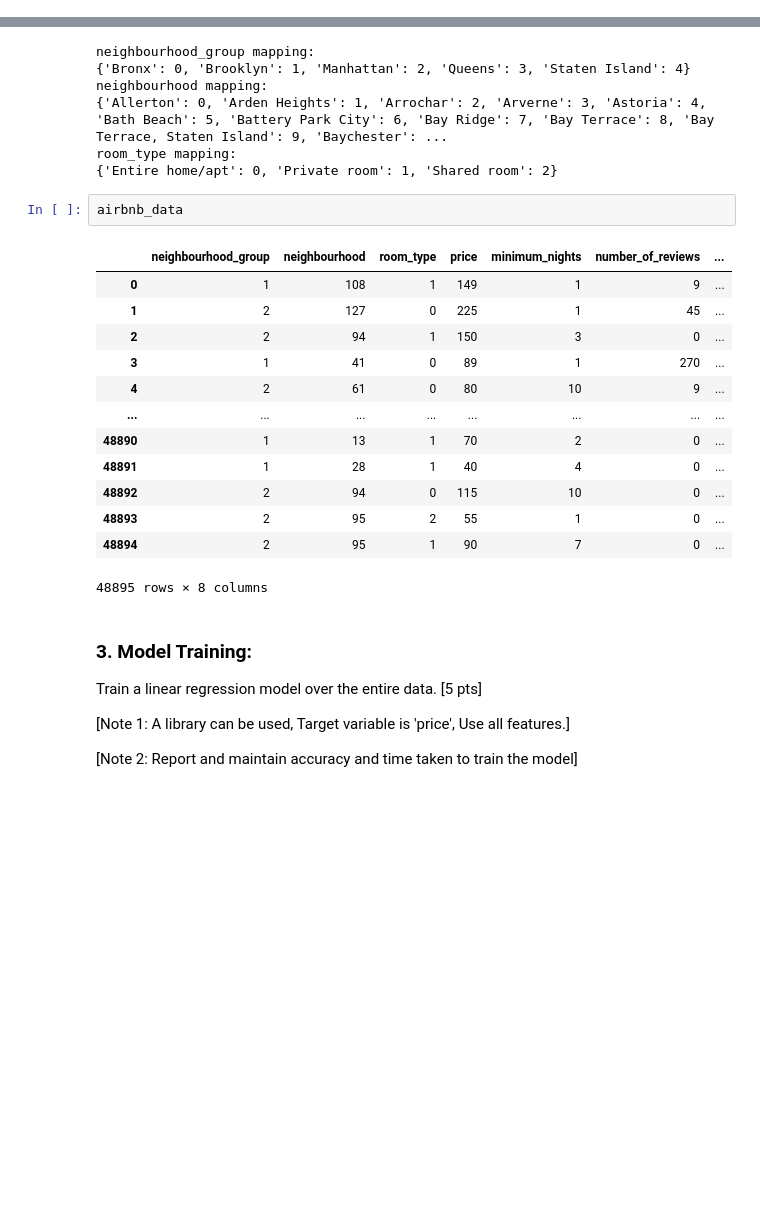
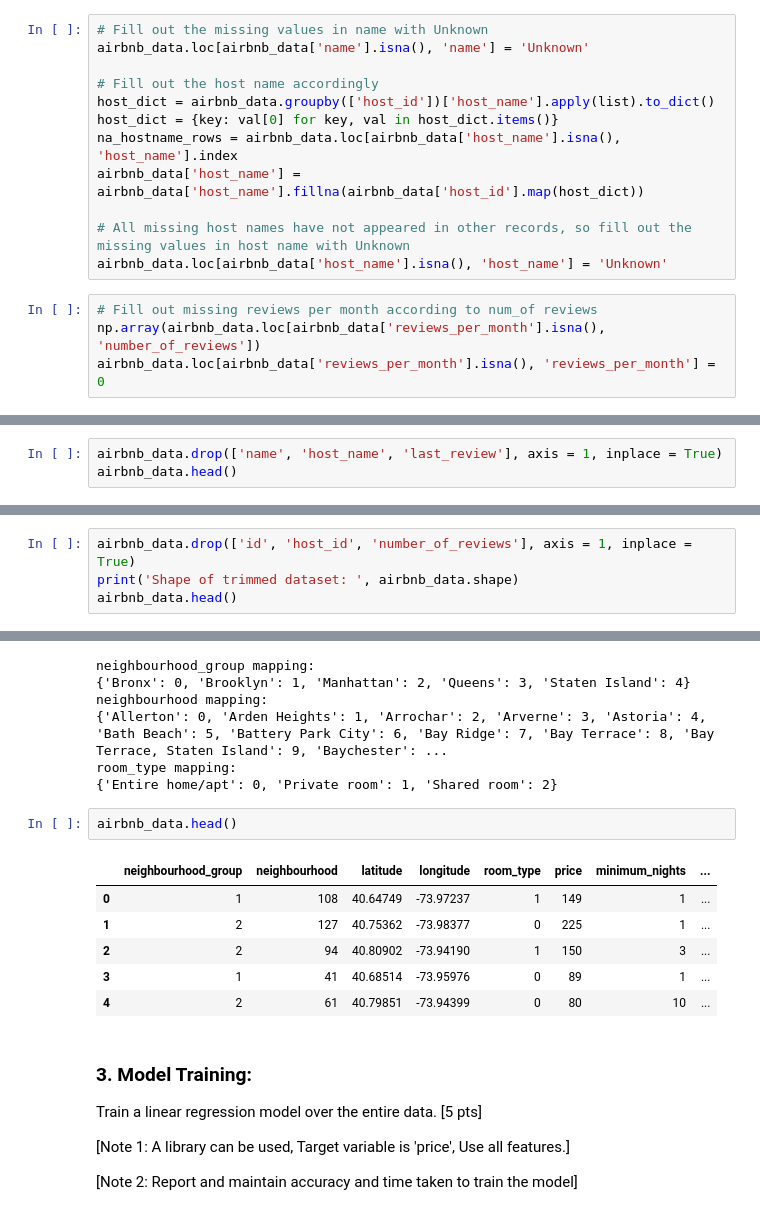
Before and after one commit to PdAlbedo/CS6140_Machine_Learning, a Jupyter notebook: A4/CS6140_A4_Q2_PCA-1.ipynb, the cells around one changed output, grey strips where cells are left out. Cells and saved outputs as stored; diff of their text form; blank space fills up the shorter version.

```diff
--- a/A4/CS6140_A4_Q2_PCA-1.ipynb
+++ b/A4/CS6140_A4_Q2_PCA-1.ipynb
@@ -109 +103,17 @@ availability_365                  0
 dtype: int64
+# %%
+# Fill out the missing values in name with Unknown
+airbnb_data.loc[airbnb_data['name'].isna(), 'name'] = 'Unknown'
+
+# Fill out the host name accordingly
+host_dict = airbnb_data.groupby(['host_id'])['host_name'].apply(list).to_dict()
+host_dict = {key: val[0] for key, val in host_dict.items()}
+na_hostname_rows = airbnb_data.loc[airbnb_data['host_name'].isna(), 'host_name'].index
+airbnb_data['host_name'] = airbnb_data['host_name'].fillna(airbnb_data['host_id'].map(host_dict))
+
+# All missing host names have not appeared in other records, so fill out the missing values in host name with Unknown
+airbnb_data.loc[airbnb_data['host_name'].isna(), 'host_name'] = 'Unknown'
+# %%
+# Fill out missing reviews per month according to num_of reviews
+np.array(airbnb_data.loc[airbnb_data['reviews_per_month'].isna(), 'number_of_reviews'])
+airbnb_data.loc[airbnb_data['reviews_per_month'].isna(), 'reviews_per_month'] = 0
@@ -109,0 +144,3 @@ dtype: int64
+# %%
+airbnb_data.drop(['name', 'host_name', 'last_review'], axis = 1, inplace = True)
+airbnb_data.head()
@@ -109,0 +224,4 @@ dtype: int64
+# %%
+airbnb_data.drop(['id', 'host_id', 'number_of_reviews'], axis = 1, inplace = True)
+print('Shape of trimmed dataset: ', airbnb_data.shape)
+airbnb_data.head()
@@ -136,21 +262,14 @@ neighbourhood mapping:
 room_type mapping:
 {'Entire home/apt': 0, 'Private room': 1, 'Shared room': 2}
 # %%
-airbnb_data
+airbnb_data.head()
 # %% [output]
-|  | neighbourhood_group | neighbourhood | room_type | price | minimum_nights | number_of_reviews | ... |
-| 0 | 1 | 108 | 1 | 149 | 1 | 9 | ... |
-| 1 | 2 | 127 | 0 | 225 | 1 | 45 | ... |
-| 2 | 2 | 94 | 1 | 150 | 3 | 0 | ... |
-| 3 | 1 | 41 | 0 | 89 | 1 | 270 | ... |
-| 4 | 2 | 61 | 0 | 80 | 10 | 9 | ... |
-| ... | ... | ... | ... | ... | ... | ... | ... |
-| 48890 | 1 | 13 | 1 | 70 | 2 | 0 | ... |
-| 48891 | 1 | 28 | 1 | 40 | 4 | 0 | ... |
-| 48892 | 2 | 94 | 0 | 115 | 10 | 0 | ... |
-| 48893 | 2 | 95 | 2 | 55 | 1 | 0 | ... |
-| 48894 | 2 | 95 | 1 | 90 | 7 | 0 | ... |
+|  | neighbourhood_group | neighbourhood | latitude | longitude | room_type | price | minimum_nights | ... |
+| 0 | 1 | 108 | 40.64749 | -73.97237 | 1 | 149 | 1 | ... |
+| 1 | 2 | 127 | 40.75362 | -73.98377 | 0 | 225 | 1 | ... |
+| 2 | 2 | 94 | 40.80902 | -73.94190 | 1 | 150 | 3 | ... |
+| 3 | 1 | 41 | 40.68514 | -73.95976 | 0 | 89 | 1 | ... |
+| 4 | 2 | 61 | 40.79851 | -73.94399 | 0 | 80 | 10 | ... |
-48895 rows × 8 columns
 # %% [markdown]
 ### 3. Model Training:
 Train a linear regression model over the entire data.  [5 pts]
```
Also changed, not shown: parts of 19 cells of this notebook, 1 other file.
